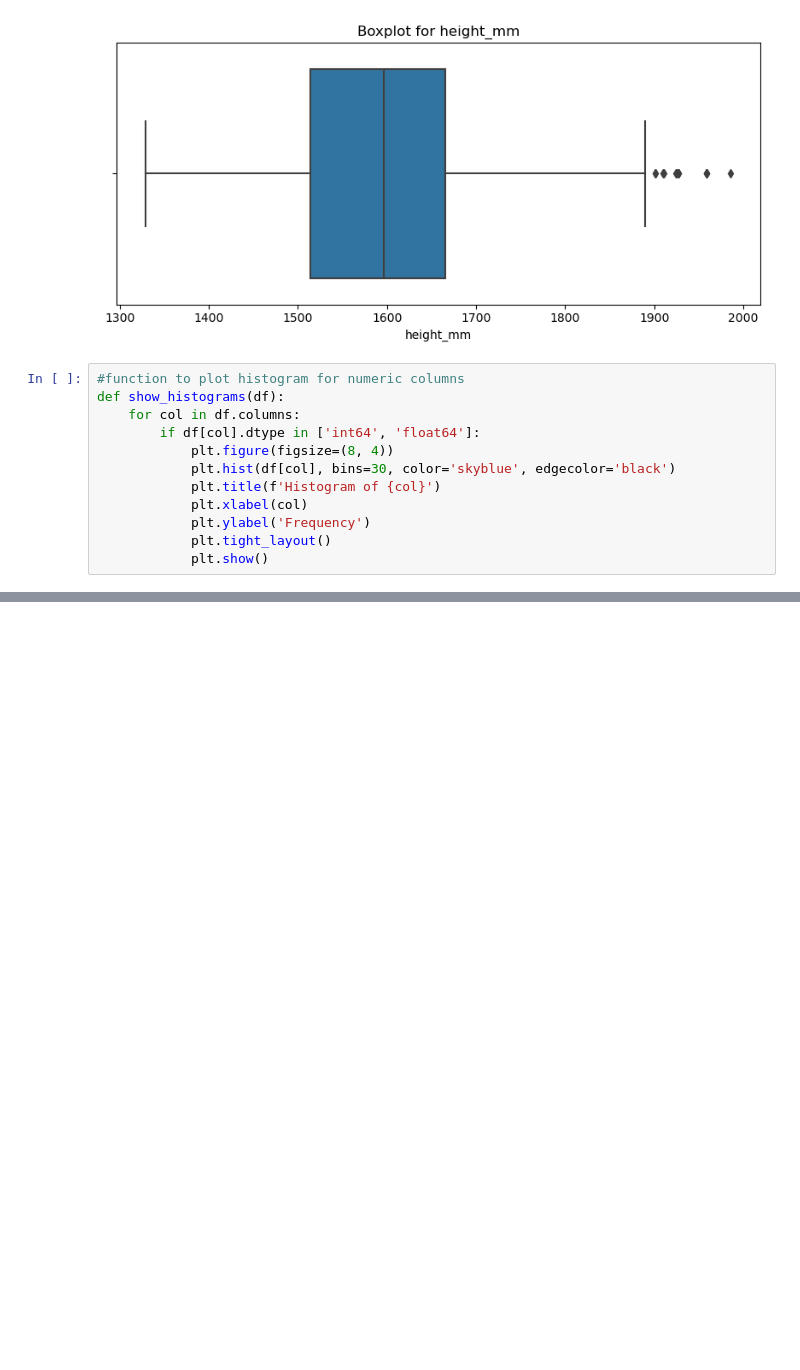
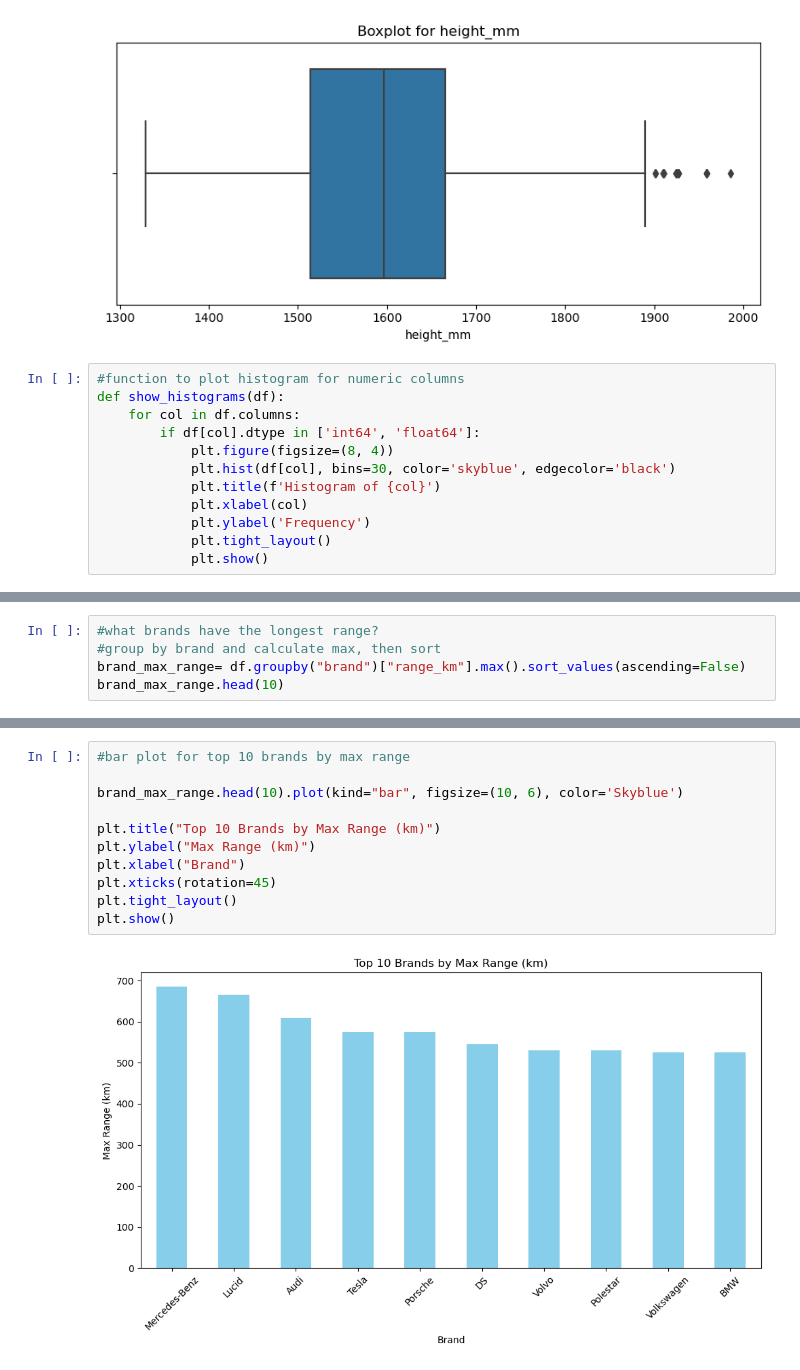
Before and after one commit to Rufina9725/ev-data-analysis, a Jupyter notebook: electric vehicles spec 2025-clean.ipynb, the cells around one changed output, grey strips where cells are left out. Saved outputs shown, nothing was run; the diff lists cells and outputs as text; blank space fills up the shorter version.

```diff
--- a/electric vehicles spec 2025-clean.ipynb
+++ b/electric vehicles spec 2025-clean.ipynb
@@ -244,0 +254,5 @@ show_histograms(df)
+# %%
+#what brands have the longest range?
+#group by brand and calculate max, then sort
+brand_max_range= df.groupby("brand")["range_km"].max().sort_values(ascending=False)
+brand_max_range.head(10)
@@ -244,0 +272,13 @@ show_histograms(df)
+# %%
+#bar plot for top 10 brands by max range
+
+brand_max_range.head(10).plot(kind="bar", figsize=(10, 6), color='Skyblue')
+
+plt.title("Top 10 Brands by Max Range (km)")
+plt.ylabel("Max Range (km)")
+plt.xlabel("Brand")
+plt.xticks(rotation=45)
+plt.tight_layout()
+plt.show()
+# %% [output]
+[figure, added]
```
Also changed, not shown: parts of 10 cells of this notebook.
